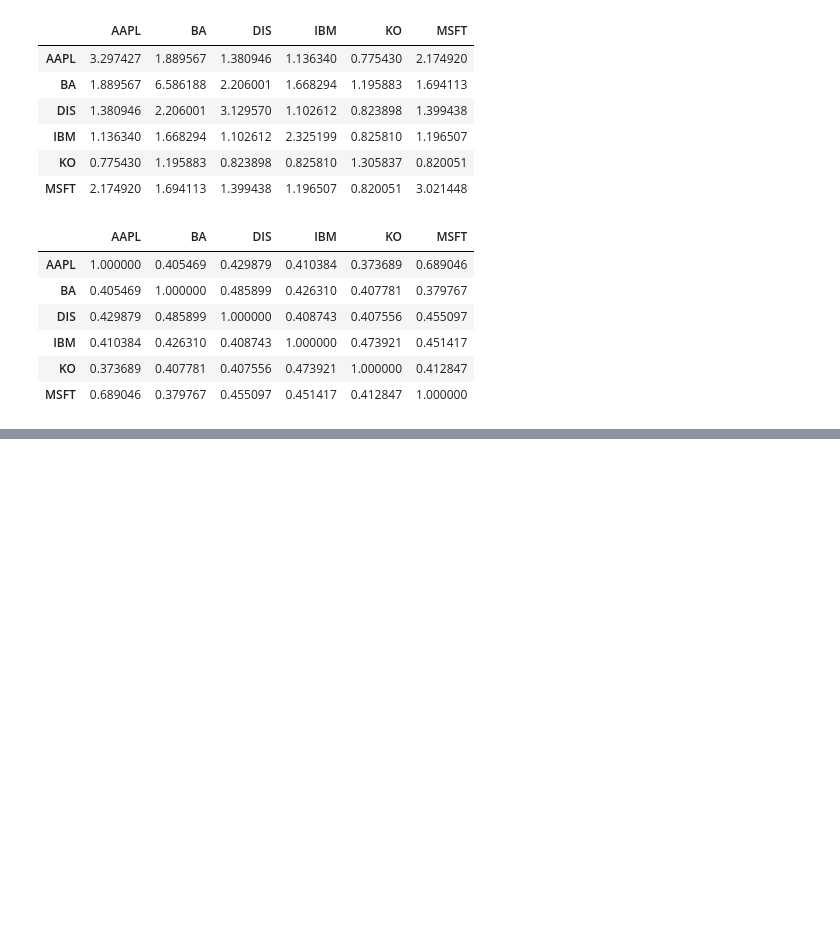
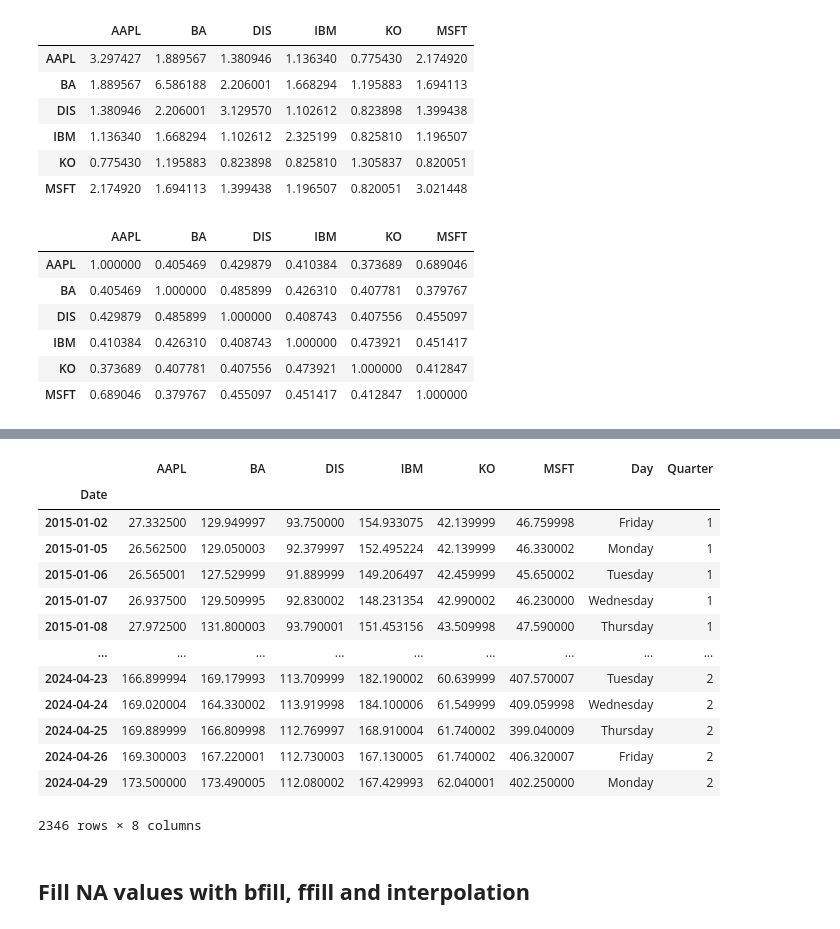
Before and after one commit to alchemistbg/udemy-the-complete-pandas-bootcamp, a Jupyter notebook: Section-24/Pandas_for_Finance_and_Investments.ipynb, the cells around one changed output, grey strips where cells are left out. Drawn from its saved outputs; the diff is of its cells as text; code cells hidden in the pictures; blank space fills up the shorter version.

```diff
--- a/Section-24/Pandas_for_Finance_and_Investments.ipynb
+++ b/Section-24/Pandas_for_Finance_and_Investments.ipynb
@@ -739,0 +841,2 @@ plt.show()
+# %%
+close['Day'] = close.index.day_name()
@@ -739,0 +860,21 @@ plt.show()
+# %%
+close['Quarter'] = close.index.quarter
+# %%
+close
+# %% [output]
+|  | AAPL | BA | DIS | IBM | KO | MSFT | Day | Quarter |
+| Date |  |  |  |  |  |  |  |  |
+| 2015-01-02 | 27.332500 | 129.949997 | 93.750000 | 154.933075 | 42.139999 | 46.759998 | Friday | 1 |
+| 2015-01-05 | 26.562500 | 129.050003 | 92.379997 | 152.495224 | 42.139999 | 46.330002 | Monday | 1 |
+| 2015-01-06 | 26.565001 | 127.529999 | 91.889999 | 149.206497 | 42.459999 | 45.650002 | Tuesday | 1 |
+| 2015-01-07 | 26.937500 | 129.509995 | 92.830002 | 148.231354 | 42.990002 | 46.230000 | Wednesday | 1 |
+| 2015-01-08 | 27.972500 | 131.800003 | 93.790001 | 151.453156 | 43.509998 | 47.590000 | Thursday | 1 |
+| ... | ... | ... | ... | ... | ... | ... | ... | ... |
+| 2024-04-23 | 166.899994 | 169.179993 | 113.709999 | 182.190002 | 60.639999 | 407.570007 | Tuesday | 2 |
+| 2024-04-24 | 169.020004 | 164.330002 | 113.919998 | 184.100006 | 61.549999 | 409.059998 | Wednesday | 2 |
+| 2024-04-25 | 169.889999 | 166.809998 | 112.769997 | 168.910004 | 61.740002 | 399.040009 | Thursday | 2 |
+| 2024-04-26 | 169.300003 | 167.220001 | 112.730003 | 167.130005 | 61.740002 | 406.320007 | Friday | 2 |
+| 2024-04-29 | 173.500000 | 173.490005 | 112.080002 | 167.429993 | 62.040001 | 402.250000 | Monday | 2 |
+2346 rows × 8 columns
+# %% [markdown]
+## **Fill NA values with bfill, ffill and interpolation**
```
Also changed, not shown: parts of 44 cells of this notebook, 2 other files.
